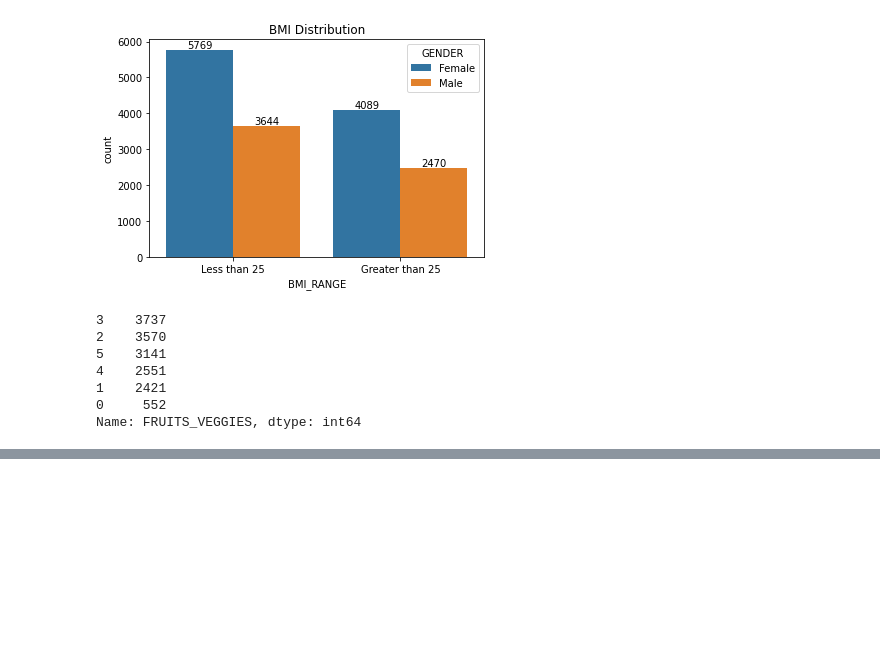
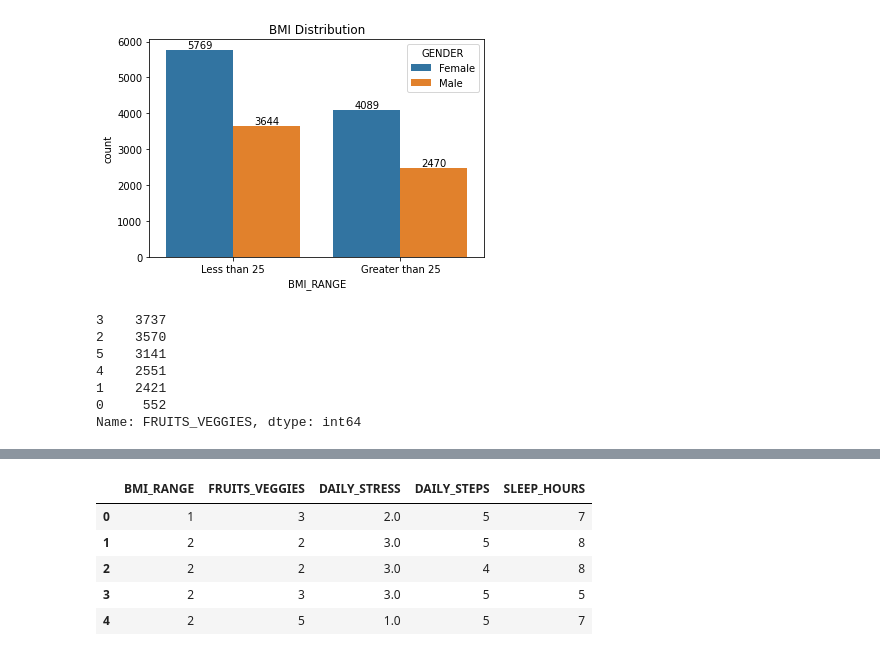
Before and after one commit to OmdenaAI/egypt-roommate-compatibility, a Jupyter notebook: Wellbeing and Lifestyle EDA.ipynb, the cells around one changed output, grey strips where cells are left out. Cells and saved outputs as stored; diff of their text form; code cells hidden in the pictures; blank space fills up the shorter version.

```diff
--- a/Wellbeing and Lifestyle EDA.ipynb
+++ b/Wellbeing and Lifestyle EDA.ipynb
@@ -228,0 +252,11 @@ plt.tight_layout()
+# %%
+new_df = df[['BMI_RANGE', 'FRUITS_VEGGIES', 'DAILY_STRESS', 'DAILY_STEPS', 'SLEEP_HOURS']]
+
+new_df.head()
+# %% [output]
+|  | BMI_RANGE | FRUITS_VEGGIES | DAILY_STRESS | DAILY_STEPS | SLEEP_HOURS |
+| 0 | 1 | 3 | 2.0 | 5 | 7 |
+| 1 | 2 | 2 | 3.0 | 5 | 8 |
+| 2 | 2 | 2 | 3.0 | 4 | 8 |
+| 3 | 2 | 3 | 3.0 | 5 | 5 |
+| 4 | 2 | 5 | 1.0 | 5 | 7 |
```
Also changed, not shown: parts of 10 cells of this notebook.
